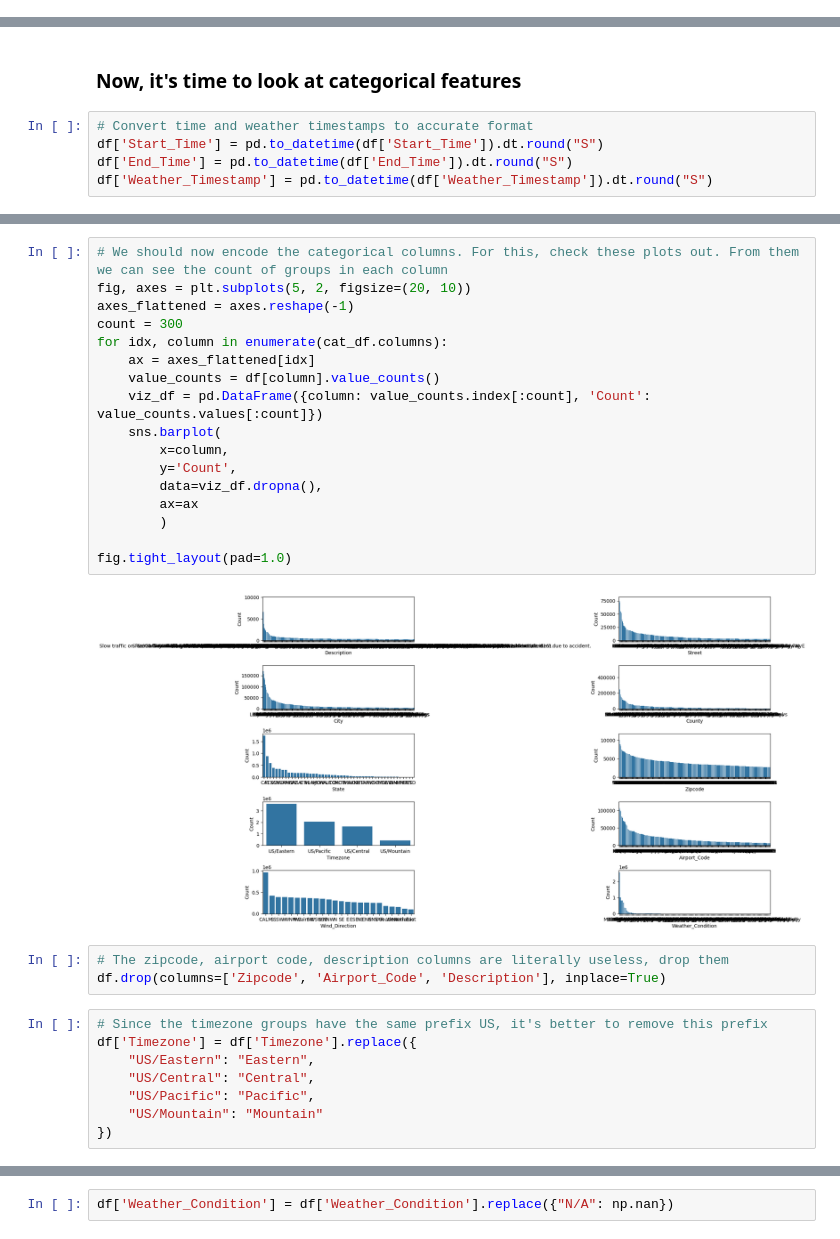
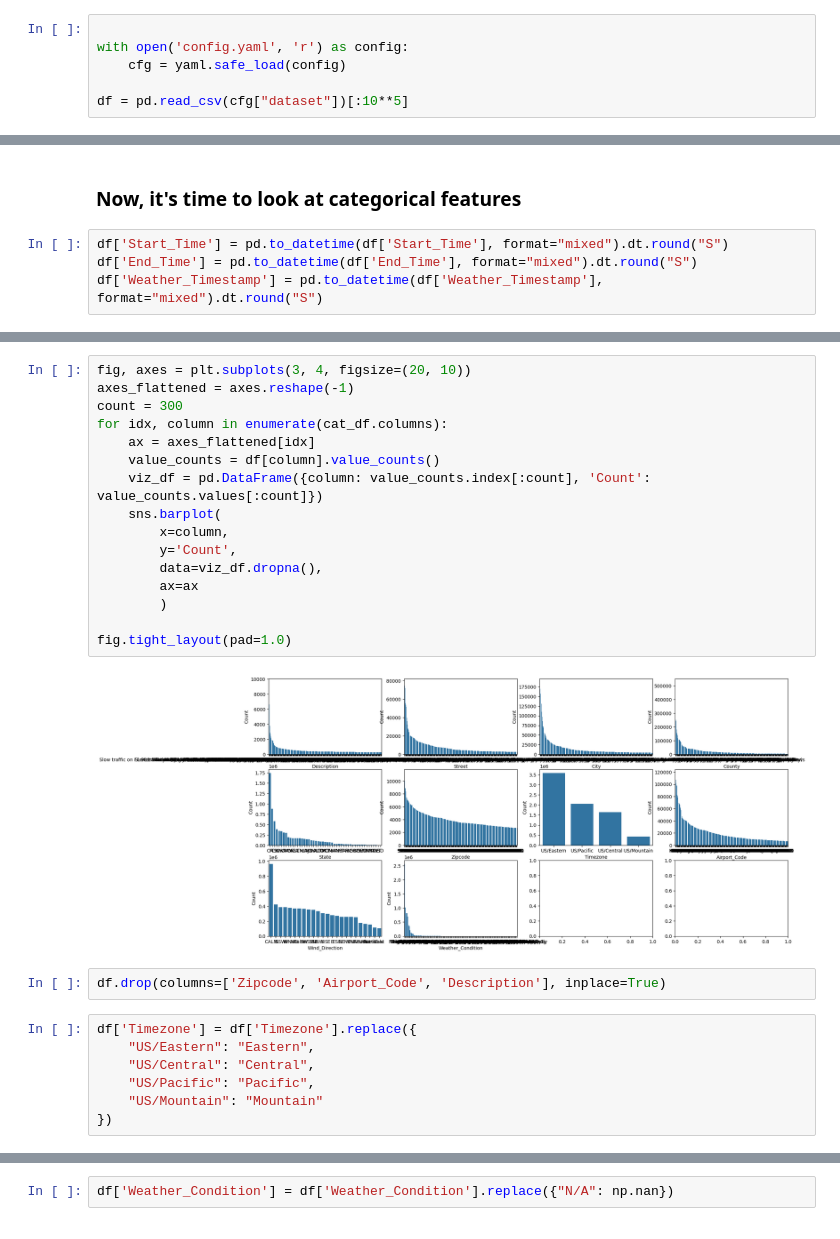
Before and after one commit to ARnoD0rian/classification-of-roads-accidients, a Jupyter notebook: dataset_analysis.ipynb, the cells around one changed output, grey strips where cells are left out. Drawn from its saved outputs; the diff is of its cells as text.

```diff
--- a/dataset_analysis.ipynb
+++ b/dataset_analysis.ipynb
@@ -104,0 +17,6 @@ dtype: int64
+# %%
+
+with open('config.yaml', 'r') as config:
+    cfg = yaml.safe_load(config)
+
+df = pd.read_csv(cfg["dataset"])[:10**5]
@@ -440,10 +328,9 @@ for index, column in enumerate(out_col):
 # %% [markdown]
 ### Now, it's time to look at categorical features
 # %%
-# Convert time and weather timestamps to accurate format
-df['Start_Time'] = pd.to_datetime(df['Start_Time']).dt.round("S")
-df['End_Time'] = pd.to_datetime(df['End_Time']).dt.round("S")
-df['Weather_Timestamp'] = pd.to_datetime(df['Weather_Timestamp']).dt.round("S")
+df['Start_Time'] = pd.to_datetime(df['Start_Time'], format="mixed").dt.round("S")
+df['End_Time'] = pd.to_datetime(df['End_Time'], format="mixed").dt.round("S")
+df['Weather_Timestamp'] = pd.to_datetime(df['Weather_Timestamp'], format="mixed").dt.round("S")
 # %%
 delta_weather_timestamp = round((df['End_Time'] - df['Weather_Timestamp']).dt.total_seconds() / 60)
 delta_start_time = round((df['End_Time'] - df['Start_Time']).dt.total_seconds() / 60)
@@ -531,29 +393,26 @@ num_df.columns, bool_df.columns, cat_df.columns
         'Timezone', 'Airport_Code', 'Wind_Direction', 'Weather_Condition'],
        dtype='object'))
 # %%
-# We should now encode the categorical columns. For this, check these plots out. From them we can see the count of groups in each column
-fig, axes = plt.subplots(5, 2, figsize=(20, 10))
+fig, axes = plt.subplots(3, 4, figsize=(20, 10))
 axes_flattened = axes.reshape(-1)
 count = 300
 for idx, column in enumerate(cat_df.columns):
     ax = axes_flattened[idx]
     value_counts = df[column].value_counts()
     viz_df = pd.DataFrame({column: value_counts.index[:count], 'Count': value_counts.values[:count]})
     sns.barplot(
         x=column,
         y='Count',
         data=viz_df.dropna(),
         ax=ax
         )
 
 fig.tight_layout(pad=1.0)
 # %% [output]
-[figure, old version]
+[figure, new version]
 # %%
-# The zipcode, airport code, description columns are literally useless, drop them
 df.drop(columns=['Zipcode', 'Airport_Code', 'Description'], inplace=True)
 # %%
-# Since the timezone groups have the same prefix US, it's better to remove this prefix
 df['Timezone'] = df['Timezone'].replace({
     "US/Eastern": "Eastern",
     "US/Central": "Central",
```
Also changed, not shown: parts of 60 cells of this notebook, 1 other file.
